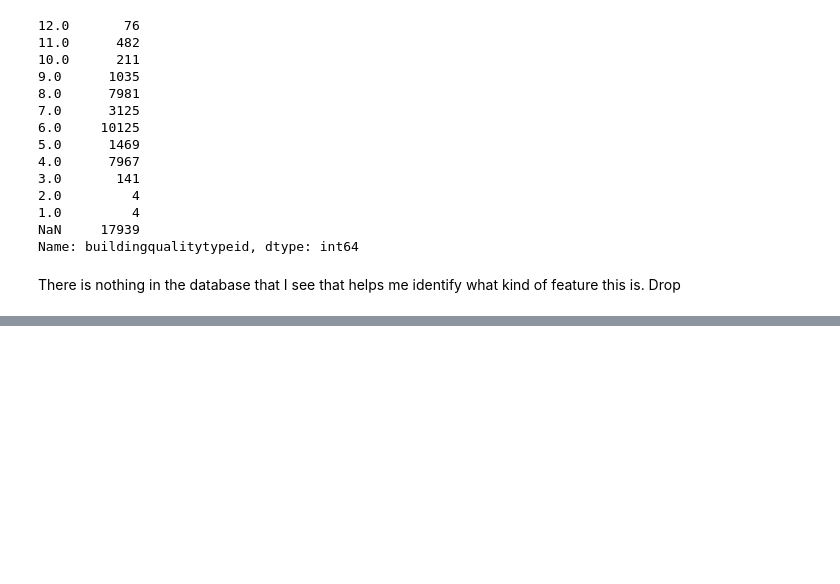
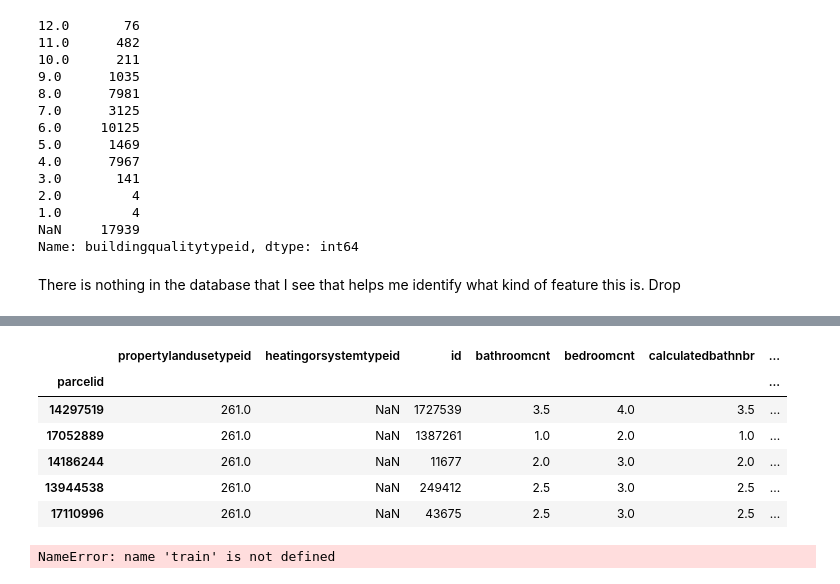
Before and after one commit to HopperTeam6/Zillow_Clustering_Project, a Jupyter notebook: bondy_property_workbook.ipynb, the cells around one changed output, grey strips where cells are left out. Saved outputs shown, nothing was run; the diff lists cells and outputs as text; code cells hidden in the pictures; blank space fills up the shorter version.

```diff
--- a/bondy_property_workbook.ipynb
+++ b/bondy_property_workbook.ipynb
@@ -348,0 +353,3 @@ wb.split_data(df, target = [heatingsystemtypeid])
+# %%
+#get a list of numerical columns
+quant_vars = ['bathroomcnt', 'bedroomcnt', 'calculatedbathnbr', 'unitcnt', 'calculatedfinishedsquarefeet', 'fullbathcnt', 'lotsizesquarefeet', 'roomcnt', 'structuretaxvaluedollarcnt', 'taxvaluedollarcnt', 'landtaxvaluedollarcnt', 'taxamount', 'age']
@@ -348,0 +380,3 @@ wb.split_data(df, target = [heatingsystemtypeid])
+# %%
+#set parcel id to index
+df = df.set_index('parcelid')
@@ -348,0 +386,12 @@ wb.split_data(df, target = [heatingsystemtypeid])
+# %%
+#loop through the list of columns
+for col in quant_vars:
+
+    q1, q3 = df[col].quantile([.25, .75])  # get quartiles
+
+    iqr = q3 - q1   # calculate interquartile range
+
+    upper_bound = q3 + 1 * iqr   # get upper bound
+    lower_bound = q1 - 1 * iqr   # get lower bound
+
+    dft = df[(df[col] > lower_bound) & (df[col] < upper_bound)] # return dataframe without outliers
@@ -348,0 +419,13 @@ wb.split_data(df, target = [heatingsystemtypeid])
+# %%
+df = dft
+# %%
+fill_these = df[df.heatingorsystemdesc.isnull()]
+fill_these.head()
+# %% [output]
+|  | propertylandusetypeid | heatingorsystemtypeid | id | bathroomcnt | bedroomcnt | calculatedbathnbr | ... |
+| parcelid |  |  |  |  |  |  | ... |
+| 14297519 | 261.0 | NaN | 1727539 | 3.5 | 4.0 | 3.5 | ... |
+| 17052889 | 261.0 | NaN | 1387261 | 1.0 | 2.0 | 1.0 | ... |
+| 14186244 | 261.0 | NaN | 11677 | 2.0 | 3.0 | 2.0 | ... |
+| 13944538 | 261.0 | NaN | 249412 | 2.5 | 3.0 | 2.5 | ... |
+| 17110996 | 261.0 | NaN | 43675 | 2.5 | 3.0 | 2.5 | ... |
@@ -348,0 +434,4 @@ wb.split_data(df, target = [heatingsystemtypeid])
+# %%
+ClaX_train = train
+# %% [output]
+NameError: name 'train' is not defined
```
Also changed, not shown: parts of 34 cells of this notebook.
